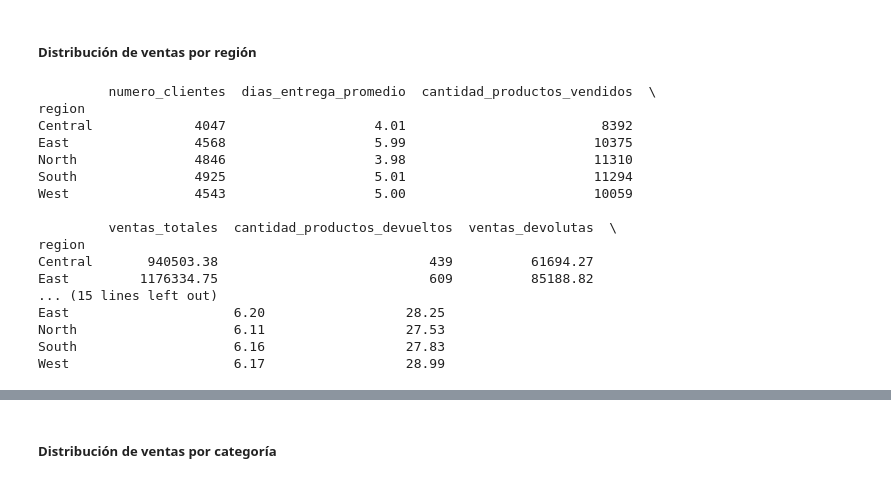
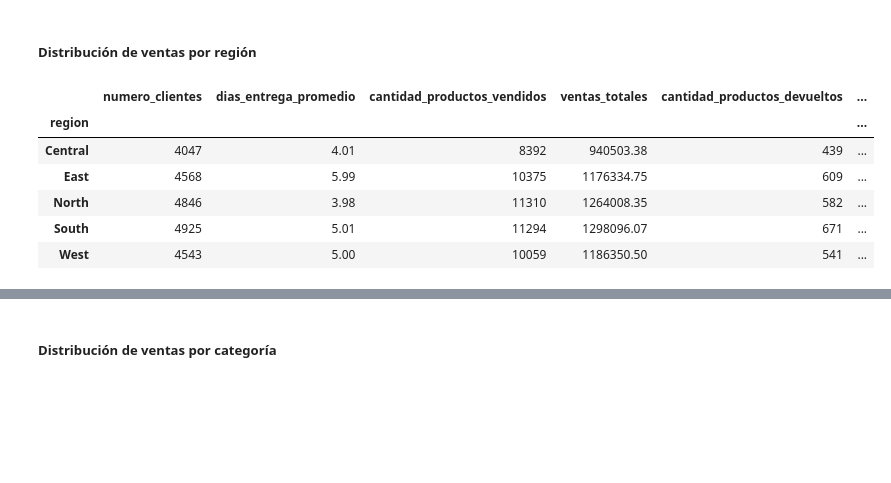
Before and after one commit to AdnachielBismarck/E-commerce-Sales_Transactions, a Jupyter notebook: E_commerce_Sales_Transactions.ipynb, the cells around one changed output, grey strips where cells are left out. Drawn from its saved outputs; the diff is of its cells as text; code cells hidden in the pictures; blank space fills up the shorter version.

```diff
--- a/E_commerce_Sales_Transactions.ipynb
+++ b/E_commerce_Sales_Transactions.ipynb
@@ -299,36 +290,28 @@ Other                                     105       218940.76
 # %% [markdown]
 ##### **Distribución de ventas por región**
 # %%
+### Agrupación del dataframe por región
+
 Resumen_region = data.groupby('region').agg(
     numero_clientes=('customer_id', lambda x: x.nunique()),
     dias_entrega_promedio=('delivery_time_days','mean'),
     cantidad_productos_vendidos=('quantity', 'sum'),
     ventas_totales=('total_amount', 'sum'),
     cantidad_productos_devueltos=('quantity',lambda x:x[data.loc[x.index,'returned']=='Yes'].sum()),
     ventas_devolutas=('total_amount', lambda x: x[data.loc[x.index, 'returned'] == 'Yes'].sum()),
     cantidad_productos_vendidos_netos=('quantity',lambda x:x[data.loc[x.index,'returned']=='No'].sum()),
     ventas_netas=('total_amount', lambda x: x[data.loc[x.index, 'returned'] == 'No'].sum()),
     costo_total_envio=('shipping_cost','sum'),
     costo_promedio_envio=('shipping_cost','mean'),
     margen_promedio_venta=('profit_margin','mean')
 ).round(2)
-print(Resumen_region)
+display (Resumen_region)
 # %% [output]
-         numero_clientes  dias_entrega_promedio  cantidad_productos_vendidos  \
-region
-Central             4047                   4.01                         8392
-East                4568                   5.99                        10375
-North               4846                   3.98                        11310
-South               4925                   5.01                        11294
-West                4543                   5.00                        10059
-
-         ventas_totales  cantidad_productos_devueltos  ventas_devolutas  \
-region
-Central       940503.38                           439          61694.27
-East         1176334.75                           609          85188.82
-... (15 lines left out)
-East                     6.20                  28.25
-North                    6.11                  27.53
-South                    6.16                  27.83
-West                     6.17                  28.99
+|  | numero_clientes | dias_entrega_promedio | cantidad_productos_vendidos | ventas_totales | cantidad_productos_devueltos | ... |
+| region |  |  |  |  |  | ... |
+| Central | 4047 | 4.01 | 8392 | 940503.38 | 439 | ... |
+| East | 4568 | 5.99 | 10375 | 1176334.75 | 609 | ... |
+| North | 4846 | 3.98 | 11310 | 1264008.35 | 582 | ... |
+| South | 4925 | 5.01 | 11294 | 1298096.07 | 671 | ... |
+| West | 4543 | 5.00 | 10059 | 1186350.50 | 541 | ... |
 # %%
```
Also changed, not shown: parts of 8 cells of this notebook.
